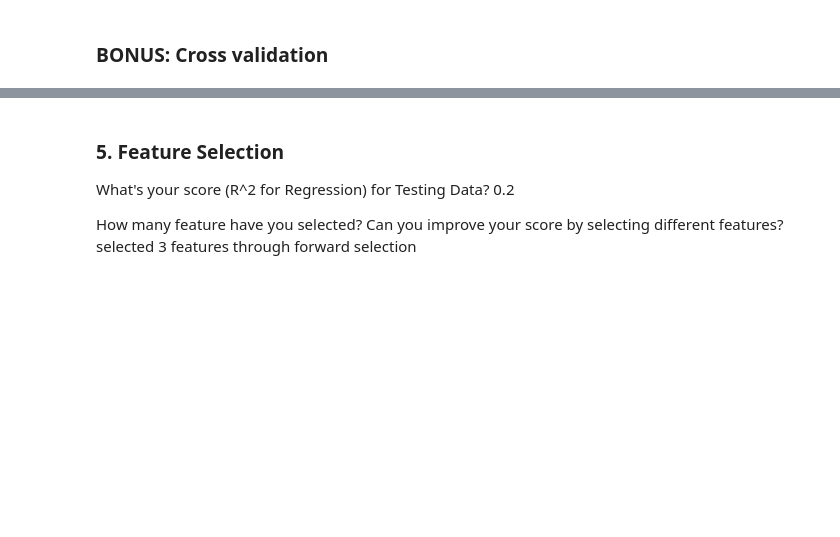
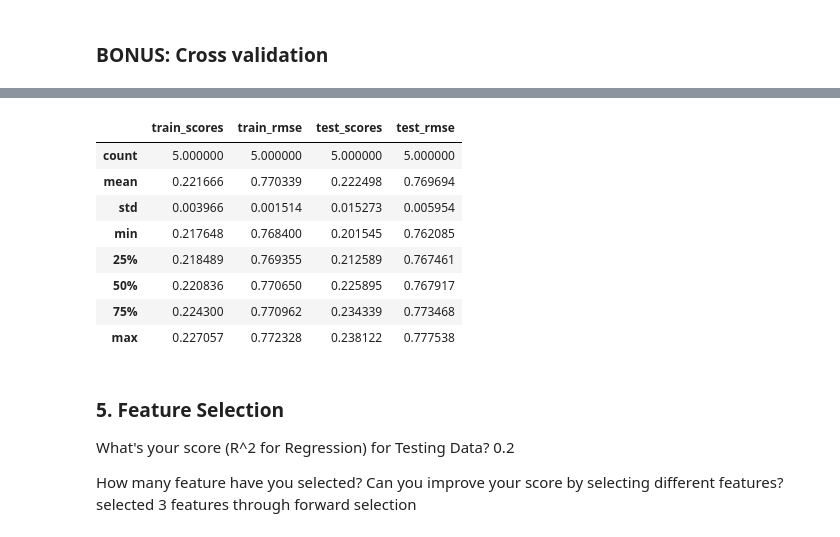
Before and after one commit to adireksa/iod, a Jupyter notebook: Labs/linear regression/IOD_Lab 4.2.1.ipynb, the cells around one changed output, grey strips where cells are left out. Saved outputs shown, nothing was run; the diff lists cells and outputs as text; code cells hidden in the pictures; blank space fills up the shorter version.

```diff
--- a/Labs/linear regression/IOD_Lab 4.2.1.ipynb
+++ b/Labs/linear regression/IOD_Lab 4.2.1.ipynb
@@ -125,11 +125,9 @@ R^2 for Testing Data: 0.20
 # Cross validation
 from sklearn.model_selection import KFold
 from sklearn.metrics import mean_squared_error
-# %%
-kf = KFold(5, shuffle=True, random_state=42)
-for train, test in kf.split(X):
-    train, test
 # %%
+regr = linear_model.LinearRegression()
+regr2 = linear_model.LinearRegression()
 # Set up 5-fold cross validation
 k_fold = KFold(5, shuffle=True, random_state=42)
 train_scores = []
@@ -137,18 +135,29 @@ train_rmse = []
 test_scores = []
 test_rmse = []
 
-for k, (train, test) in enumerate(k_fold.split(X)):
+for k, (train, test) in enumerate(k_fold.split(X, y)):
+    # Get training and test sets for X and y
+    X_train=X.iloc[train]
+    X_test=X.iloc[test]
+    y_train=y.iloc[train]
+    y_test=y.iloc[test]
 
-    # Get training and test sets for X and y
-    X_train, X_test, y_train, y_test = X[train], X[test], y[train], y[test]
     # Fit model with training set
-    k_fold.fit(X_train, y_train)
+    y_pred_train = regr.fit(X_train, y_train).predict(X_train)
+    y_pred_test = regr2.fit(X_test, y_test).predict(X_test)
     # Make predictions with training and test set
-    y_pred_train =  regr.predict(x_train)
-    y_prediction2 =  regr.predict(x_test)
     # Score R2 and RMSE on training and test sets and store in list
-    train_scores.append(r2_score(y_train, y_pred_train)
-    #train_rmse.append(np.sqrt(mean_squared_error(y_train,y_train))
-    #test_scores.append(r2_score(y_test, y_pred_test)
-    #test_rmse.append(np.sqrt(mean_squared_error(y_test,y_test))
+    train_scores.append(r2_score(y_train, y_pred_train))
+    train_rmse.append(np.sqrt(mean_squared_error(y_train,y_pred_train)))
+    test_scores.append(r2_score(y_test, y_pred_test))
+    test_rmse.append(np.sqrt(mean_squared_error(y_test,y_pred_test)))
+# Create a metrics_df dataframe to display r2 and rmse scores
+metrics_df = {}
+metrics_df['train_scores'] = train_scores
+metrics_df['train_rmse'] = train_rmse
+metrics_df['test_scores'] = test_scores
+metrics_df['test_rmse'] = test_rmse
+metrics_df = pd.DataFrame.from_dict(metrics_df)
+# Describe the metrics
+metrics_df.describe()
 # %% [output]
@@ -155,0 +164,9 @@ SyntaxError: unexpected EOF while parsing (<ipython-input-75-d876f82c2e69>, line
+|  | train_scores | train_rmse | test_scores | test_rmse |
+| count | 5.000000 | 5.000000 | 5.000000 | 5.000000 |
+| mean | 0.221666 | 0.770339 | 0.222498 | 0.769694 |
+| std | 0.003966 | 0.001514 | 0.015273 | 0.005954 |
+| min | 0.217648 | 0.768400 | 0.201545 | 0.762085 |
+| 25% | 0.218489 | 0.769355 | 0.212589 | 0.767461 |
+| 50% | 0.220836 | 0.770650 | 0.225895 | 0.767917 |
+| 75% | 0.224300 | 0.770962 | 0.234339 | 0.773468 |
+| max | 0.227057 | 0.772328 | 0.238122 | 0.777538 |
```
Also changed, not shown: parts of 3 cells of this notebook.
